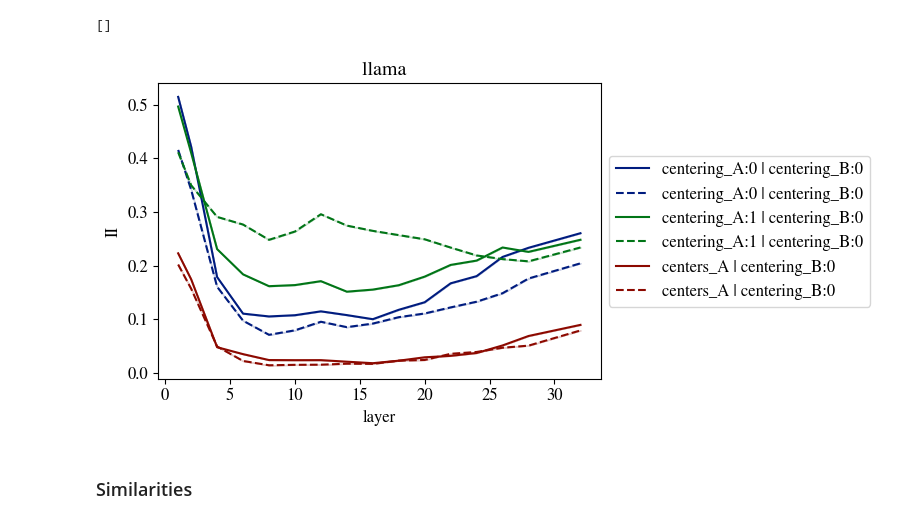
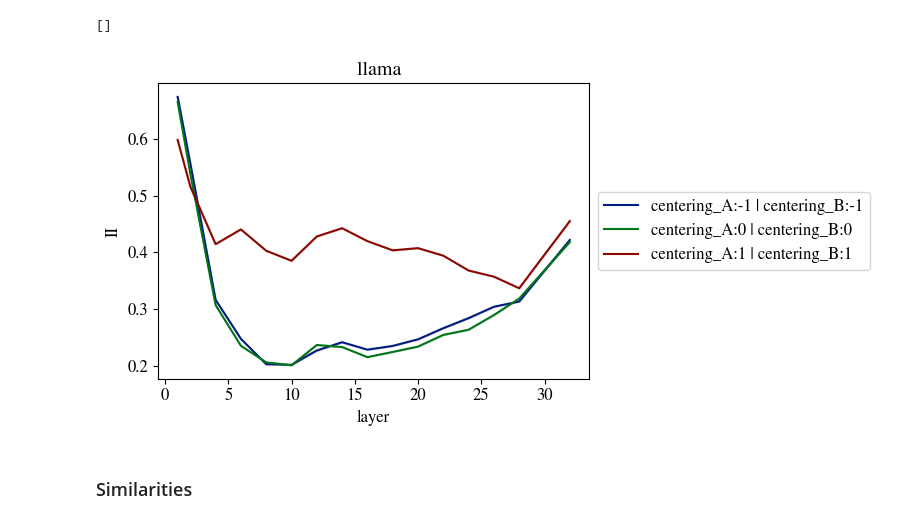
Before and after one commit to acevedo-s/syn-sem, a Jupyter notebook: II.ipynb, the cells around one changed output. Saved outputs shown, nothing was run; the diff lists cells and outputs as text; code cells hidden in the pictures.

Commit message:
syntax similarity - semantic centers first test

```diff
--- a/II.ipynb
+++ b/II.ipynb
@@ -32,24 +32,23 @@ plot_id = 0
 modelA = 'llama'
 modelB = modelA
 languages = [
-            # 'english',
+            'english',
             # 'italian',
-            'spanish',
+            # 'spanish',
             # 'german',
             ]
 
 batch_shuffle = 0
-txt_vars = ['sem']
+centers_list = ['sem']
 min_token_length = 5
 n_files = 16
 batch_size = 100
-Ns = batch_size*n_files
 n_tokens_list = [min_token_length]
-avg_flags = [1]
+avg_flags = [0]
 Nbits_list = [0]
 match_vars = ['matching']
-centers_list = ['sem']
-zero_activations_list = [0,1]
+data_vars = ['sem']
+zero_activations_list = [0]
 # %%
 fig,ax = plt.subplots(1,figsize=(8,4))
 
@@ -57,10 +56,11 @@ plot_id = 0
 title = ' '
 
 for zero_id,zero_activations in enumerate(zero_activations_list):
-  for center_A_id,center_A_flag in enumerate([0,1]):
-    for center_B_id,center_B_flag in enumerate([0]):
-      if zero_activations == 1 and center_A_flag == 0: continue
-      for txt_var_id,txt_var in enumerate(txt_vars):
+  for center_A_id,center_A_flag in enumerate([-1,0,1]):
+    for center_B_id,center_B_flag in enumerate([-1,0,1]):
+      # if zero_activations == 1 and center_A_flag == 0: continue
+      if center_A_flag != center_B_flag: continue
+      for data_var_id,data_var in enumerate(data_vars):
         for avg_id,avg_tokens in enumerate(avg_flags):
           for centers_id,centers in enumerate(centers_list):
             for match_id,match_var in enumerate(match_vars):
@@ -69,7 +69,7 @@ for zero_id,zero_activations in enumerate(zero_activations_list):
                   for n_tokens in n_tokens_list:
                     output_folder0 = makefolder(base=f'./results/',
                                                 language=language,
-                                                txt_var=txt_var,
+                                                data_var=data_var,
                                                 modelA=modelA,
                                                 modelB=modelB,
                                                 match_var=match_var,
@@ -103,35 +103,35 @@ for zero_id,zero_activations in enumerate(zero_activations_list):
                         label = f'centers_A | centering_B:{center_B_flag}'
                       else:
                         label = f'centering_A:{center_A_flag} | centering_B:{center_B_flag}'
-                    for II_index in range(2):
+                    for II_index in range(1):
                       ax.plot(layers,
                               inf_imb[II_index].diagonal(),
                               label=label,
                               linestyle=_linestyles[II_index],
                               color=color,
                               )
                       ax.fill_between(layers,
                                       inf_imb[II_index].diagonal() - std[II_index].diagonal(),
                                       inf_imb[II_index].diagonal() + std[II_index].diagonal(),
                                       alpha=0.2,
                                       color=color,
                                       )
                     plot_id += 1
 
 ax.legend()
 ax.set_xlabel('layer')
 ax.set_ylabel('II')
 ax.set_title(title + f' {modelA}')
 
 
 box = ax.get_position()
 ax.set_position([box.x0, box.y0, box.width * 0.8, box.height])
 ax.legend(loc='center left', bbox_to_anchor=(1, 0.5))
 
 plt.plot()
 # %% [output]
 []
-[figure, old version]
+[figure, new version]
 # %% [markdown]
 ### Similarities
 # %%
```
Also changed, not shown: 18 other files.
